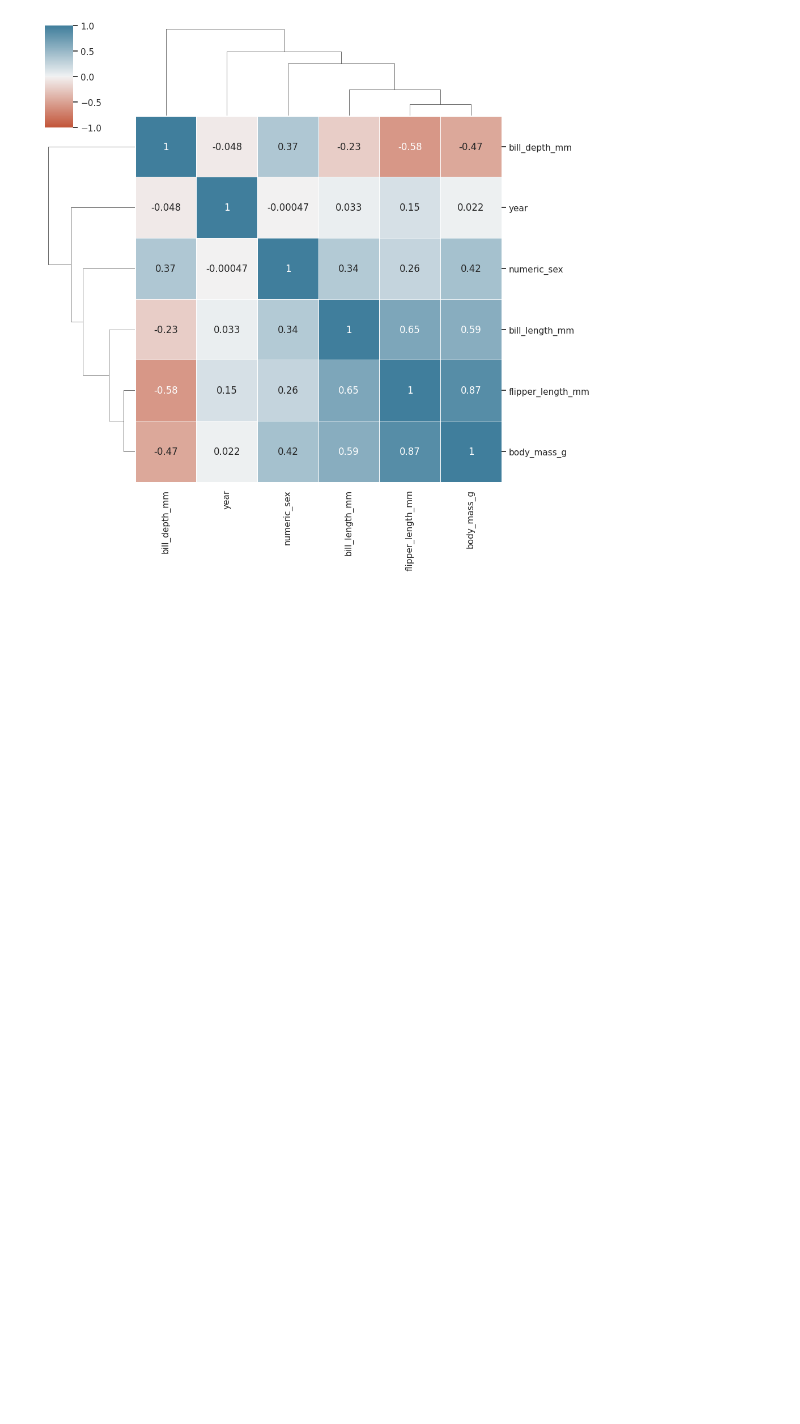
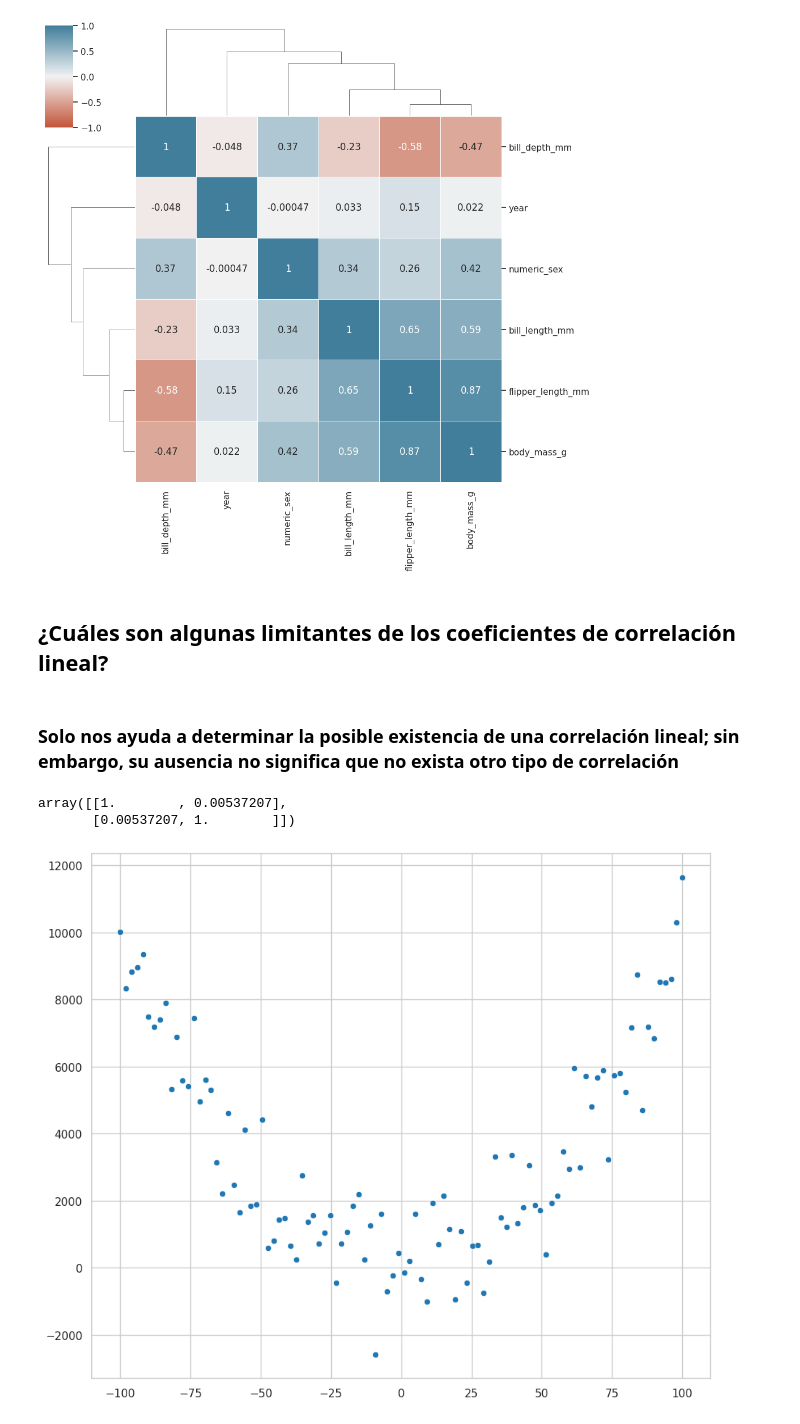
Before and after one commit to electrojam/Curso-de-Analisis-Exploratorio-de-Datos, a Jupyter notebook: 1-conociendo nuestros datos.ipynb, the cells around one changed output. Saved outputs shown, nothing was run; the diff lists cells and outputs as text; code cells hidden in the pictures; blank space fills up the shorter version.

Commit message:
Limitantes de coeficientes de correlación lineal

```diff
--- a/1-conociendo nuestros datos.ipynb
+++ b/1-conociendo nuestros datos.ipynb
@@ -1398,3 +1398,21 @@ sns.clustermap(
 # %% [output]
 <seaborn.matrix.ClusterGrid at 0x...>
 [figure]
+# %% [markdown]
+## ¿Cuáles son algunas limitantes de los coeficientes de correlación lineal?
+# %% [markdown]
+### Solo nos ayuda a determinar la posible existencia de una correlación lineal; sin embargo, su ausencia no significa que no exista otro tipo de correlación
+# %%
+x = np.linspace(-100, 100, 100)
+y = x**2
+y += np.random.normal(0, 1000, x.size)
+
+sns.scatterplot(
+    x=x, y=y
+)
+
+np.corrcoef(x, y)
+# %% [output]
+array([[1.        , 0.00537207],
+       [0.00537207, 1.        ]])
+[figure, added]
```
Also changed, not shown: parts of 4 cells of this notebook.
